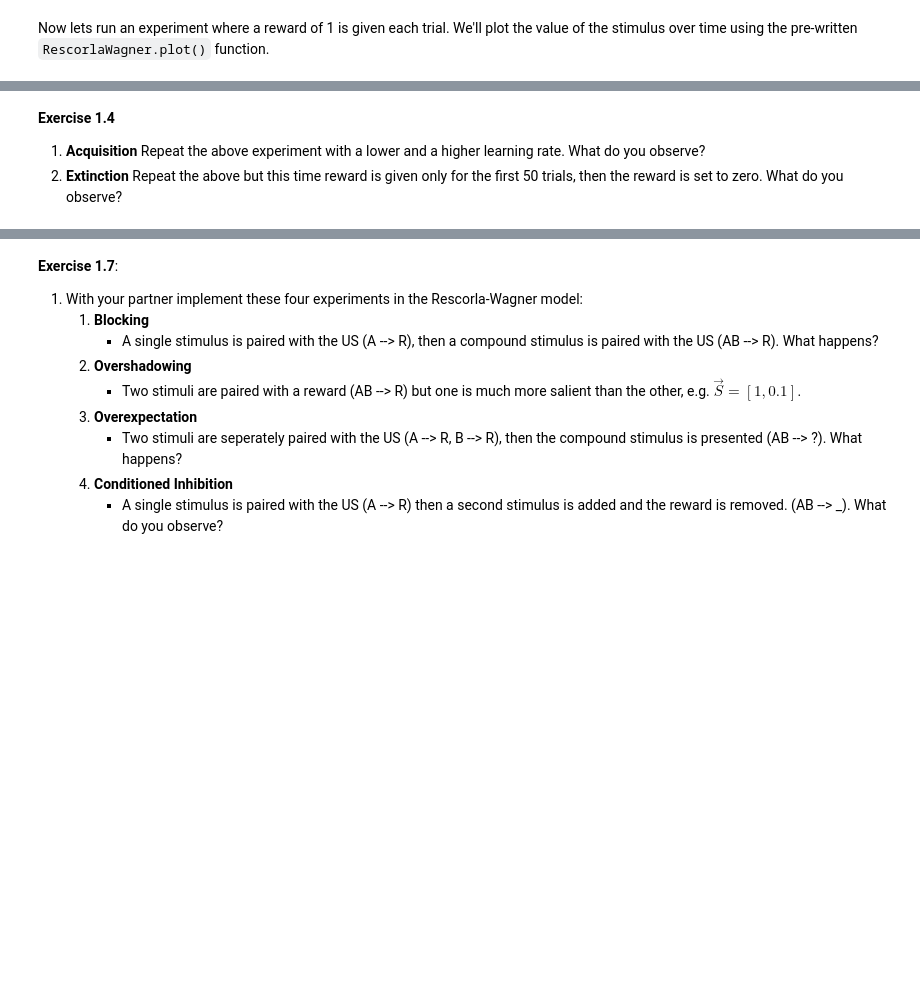
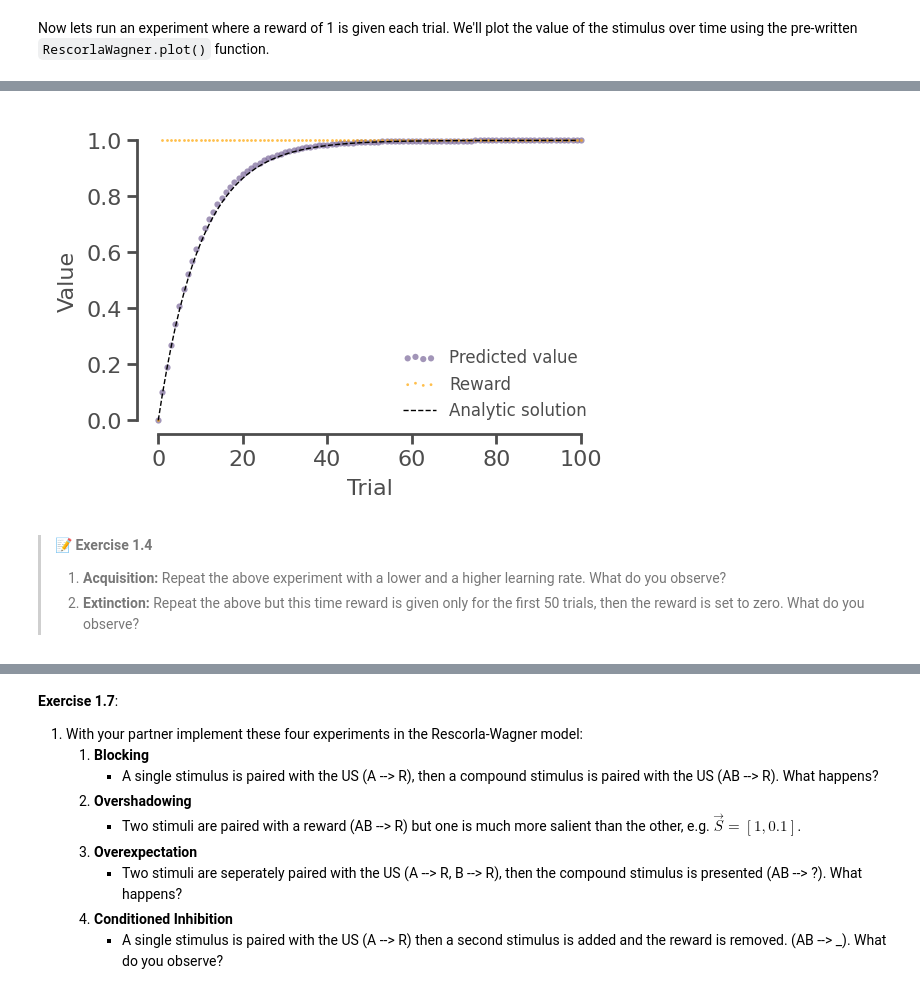
Before and after one commit to TomGeorge1234/NeuroRLTutorial, a Jupyter notebook: NeuroRL.ipynb, the cells around one changed output, grey strips where cells are left out. Cells and saved outputs as stored; diff of their text form; code cells hidden in the pictures; blank space fills up the shorter version.

```diff
--- a/NeuroRL.ipynb
+++ b/NeuroRL.ipynb
@@ -116,17 +148,17 @@ Plot the theoretical solution you derived earlier onto the `ax` and see if it fi
 # %%
 #@title Click to see solution {display-mode: "form" }
 t_range = np.arange(100)
-R = 1
-alpha = 0.1
 V = R * (1 - np.exp(-t_range*alpha))
 ax.plot(t_range, V, label='Analytic solution', linewidth=0.5, color='k', linestyle='--')
 ax.legend()
 ax.figure
+# %% [output]
+[figure, added]
 # %% [markdown]
-**Exercise 1.4**
-
-1. **Acquisition** Repeat the above experiment with a lower and a higher learning rate. What do you observe?
-2. **Extinction** Repeat the above but this time reward is given only for the first 50 trials, then the reward is set to zero. What do you observe?
+> 📝 **Exercise 1.4**
+>
+> 1. **Acquisition:** Repeat the above experiment with a lower and a higher learning rate. What do you observe?
+> 2. **Extinction:** Repeat the above but this time reward is given only for the first 50 trials, then the reward is set to zero. What do you observe?
 # %%
 # Your code for low learning rate acquisition goes here
 # %%
```
Also changed, not shown: parts of 39 cells of this notebook, 10 other files.
